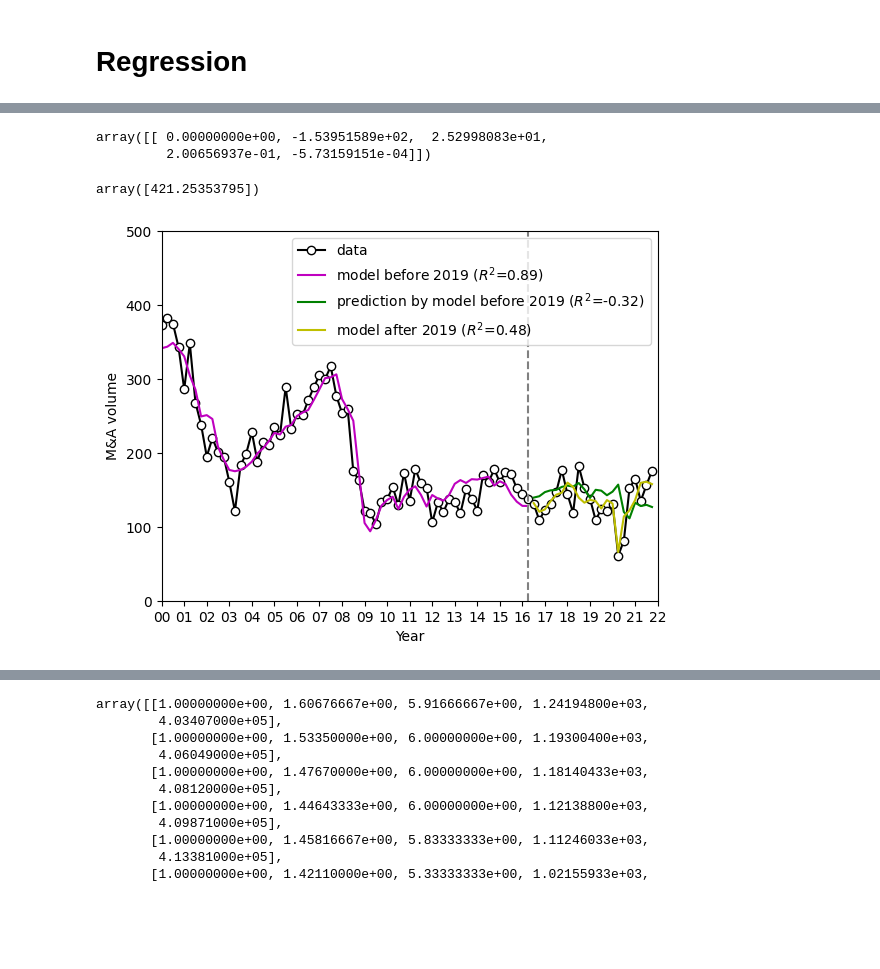
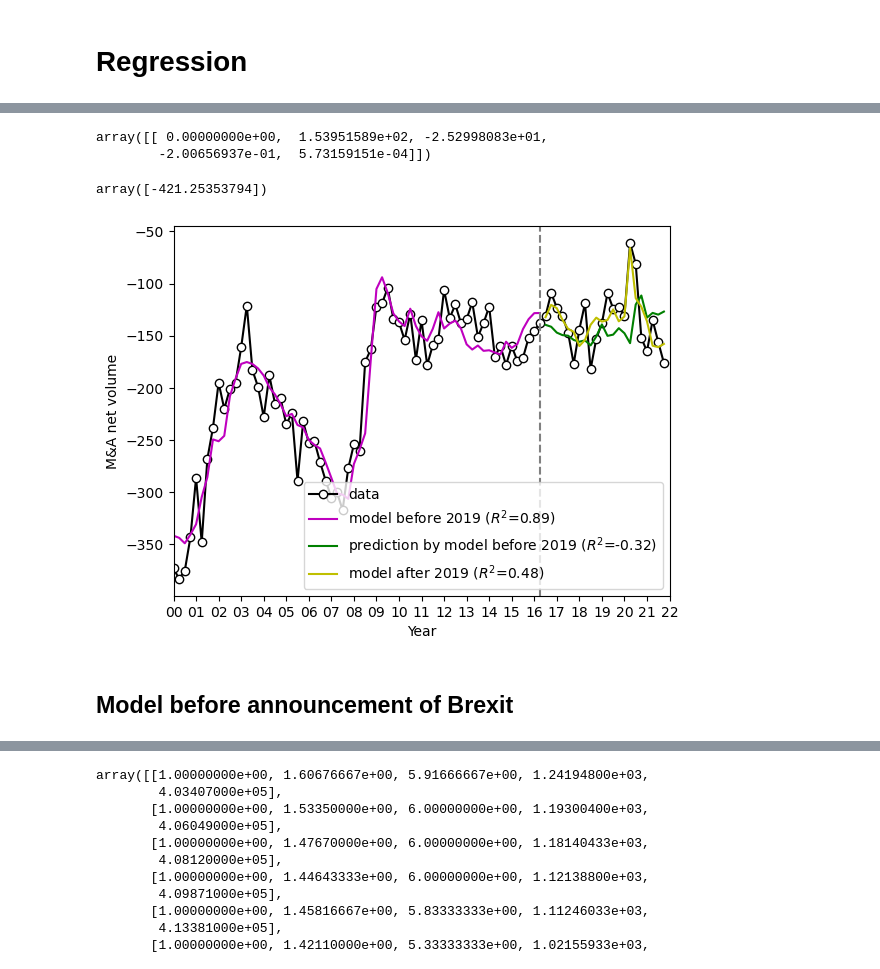
Before and after one commit to victoriawong1123/data_science_project, a Jupyter notebook: notebooks/quarterly_model.ipynb, the cells around one changed output, grey strips where cells are left out. Drawn from its saved outputs; the diff is of its cells as text; code cells hidden in the pictures; blank space fills up the shorter version.

```diff
--- a/notebooks/quarterly_model.ipynb
+++ b/notebooks/quarterly_model.ipynb
@@ -83,0 +29,4 @@ net_vol_monthly
+# %%
+"""Groups M&A transactions of UK being the acquirer by month"""
+acquirer_uk = read_acquirer_uk()
+acquirer_uk = reconfigure_vol_df(acquirer_uk)
@@ -84 +37,4 @@ net_vol_monthly
+# %%
+"""Net M&A volume"""
+net_vol_monthly = target_uk - acquirer_uk
 # %%
@@ -214,41 +119,43 @@ model_before.score(X_train, Y_train), model_after.score(X_test, Y_test)
 # %%
 model_before.coef_
 # %% [output]
-array([[ 0.00000000e+00, -1.53951589e+02,  2.52998083e+01,
-         2.00656937e-01, -5.73159151e-04]])
+array([[ 0.00000000e+00,  1.53951589e+02, -2.52998083e+01,
+        -2.00656937e-01,  5.73159151e-04]])
 # %%
 model_before.intercept_
 # %% [output]
-array([421.25353795])
+array([-421.25353794])
 # %%
 ax = plt.gca()
 
 x_data = data.Date.astype(str)
 ax.plot(x_data, data.vol, marker='o', color='k', mfc='white', ls='-', label='data')
 
 Y_train_pred = model_before.predict(X_train)
 x_data_before = data_before.index
 r = r2_score(Y_train, Y_train_pred,)
 ax.plot(x_data_before, Y_train_pred, color='m',
         label=f'model before 2019 ($R^2$={round(r, 2)})')
 
 x_data_after = data_after.index
 Y_test_pred = model_before.predict(X_test)
 r = r2_score(Y_test, Y_test_pred)
 ax.plot(x_data_after, Y_test_pred, color='g',
         label=f'prediction by model before 2019 ($R^2$={round(r, 2)})')
 
+
+"""Using model based on data before June.2016 to predict for 2016 - 2021"""
 Y_test_pred = model_after.predict(X_test)
 r = r2_score(Y_test, Y_test_pred)
 ax.plot(x_data_after, Y_test_pred, color='y',
         label=f'model after 2019 ($R^2$={round(r, 2)})')
 
 ax.axvline(65, ls='--', color='gray')
 plt.xticks(ticks=range(0, 89, 4), labels=[str(i).zfill(2) for i in range(0, 23, 1)])
 ax.set_xlim(0, 88)
 ax.set_ylabel('M&A net volume')
 ax.set_xlabel('Year')
-ax.set_ylim(0, 500)
+# ax.set_ylim(0, -500)
 ax.legend(loc=0, frameon=True);
 # %% [output]
-[figure, old version]
+[figure, new version]
@@ -256,0 +162,2 @@ multi_model = sm.OLS(Y_train, X_train).fit()
+# %% [markdown]
+## Model before announcement of Brexit
```
Also changed, not shown: parts of 39 cells of this notebook.
